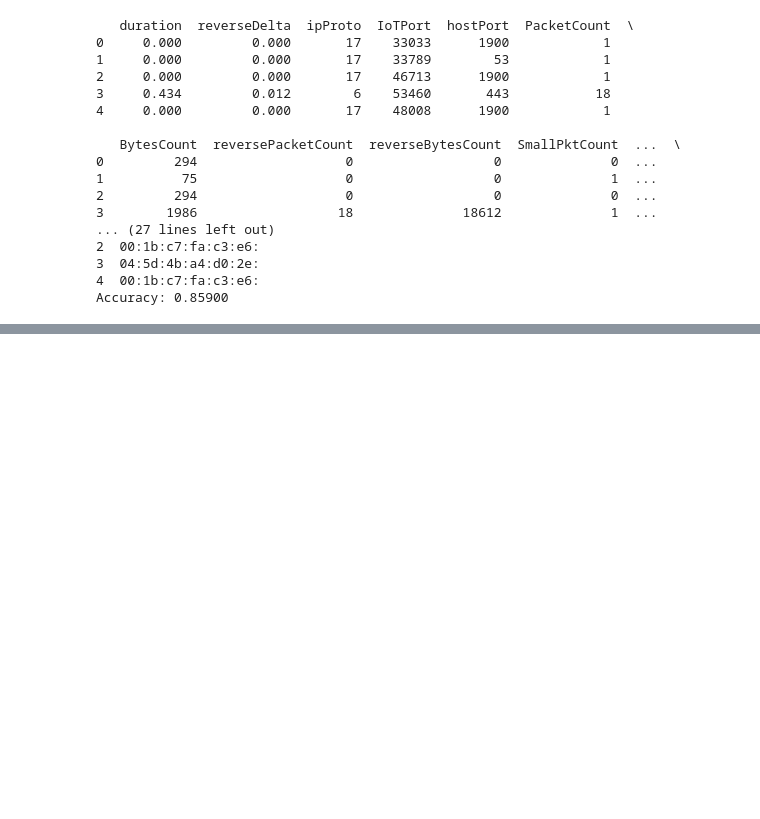
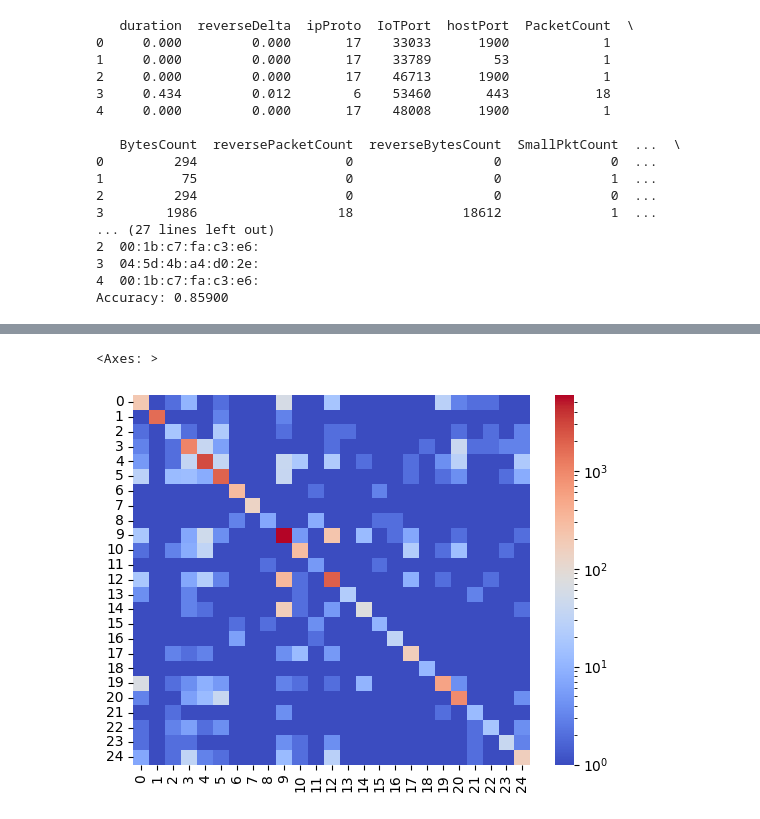
Before and after one commit to Shing-gor/classification-cybersecurity, a Jupyter notebook: kiran.ipynb, the cells around one changed output, grey strips where cells are left out. Drawn from its saved outputs; the diff is of its cells as text; code cells hidden in the pictures; blank space fills up the shorter version.

```diff
--- a/kiran.ipynb
+++ b/kiran.ipynb
@@ -773,0 +801,78 @@ Accuracy: 0.85900
+# %%
+# -*- coding: utf-8 -*-
+"""
+Created on Thu Oct 24 10:50:30 2024
+
+@author: camer
+"""
+
+import matplotlib.pyplot as plt
+from sklearn.datasets import make_regression
+from sklearn.model_selection import train_test_split
+from sklearn.neighbors import KNeighborsRegressor
+from sklearn.metrics import mean_squared_error, r2_score
+from sklearn.metrics import confusion_matrix, ConfusionMatrixDisplay
+from sklearn.neighbors import KNeighborsClassifier
+import pandas as pd
+from sklearn.preprocessing import StandardScaler, MinMaxScaler
+
+sample = pd.read_csv("data/sample2.csv")
+test_size = 0.2
+column_names = [
+    "dataset", "start_date", "start_time", "duration", "reverseDelta", "IoTMac", "hostMac", "IoTIP", "IoTIP_int",
+    "hostIP", "hostIP_int", "ipProto", "IoTPort", "hostPort", "PacketCount", "BytesCount", "reversePacketCount",
+    "reverseBytesCount", "SmallPktCount", "LargePktCount", "NonEmptyPktCount", "DataByteCount", "AvgIAT",
+    "FirstNonEmptyPktSize", "MaxPktSize", "StdevPayloadSize", "StdevIAT", "AvgPacketSize", "reverseSmallPktCount",
+    "reverseLargePktCount", "reverseNonEmptyPktCount", "reverseDataByteCount", "reverseAvgIAT",
+    "reverseFirstNonEmptyPktSize", "reverseMaxPktSize", "reverseStdevPayloadSize", "reverseStdevIAT",
+    "reverseAvgPacketSize", "reverseFlowExists", "remote", "broadcast", "HTTP", "HTTPS", "DNS", "NTP", "TCP_others",
+    "UDP_others", "year_month"
+]
+sample.columns = column_names
+sample.head()
+sample_size = len(sample["dataset"])
+
+heads = sample.drop(columns = ['dataset', 'start_date', 'start_time', 'IoTMac', 'IoTIP', 'IoTIP_int', 'year_month','hostMac'])
+data = pd.get_dummies(heads)
+classes = sample['IoTMac']
+
+X_train, X_test, y_train, y_test = train_test_split(data, classes, test_size=test_size, random_state=42)
+del data
+import gc
+gc.collect()
+scaler = StandardScaler()
+X_train_scaled = scaler.fit_transform(X_train)
+X_test_scaled = scaler.transform(X_test)
+X_train_weighted = X_train_scaled * feature_importances
+X_test_weighted = X_test_scaled * feature_importances
+# knn_regressor = KNeighborsRegressor(n_neighbors=5)
+# knn_regressor.fit(X_train, y_train)
+knn_classifier = KNeighborsClassifier(n_neighbors=5)
+knn_classifier.fit(X_train_weighted, y_train)
+# y_pred = knn_regressor.predict(X_test)
+y_pred = knn_classifier.predict(X_test_weighted)
+
+labels = sorted(set(y_train) | set(y_test))
+
+# Generate the confusion matrix
+cm = confusion_matrix(y_test, y_pred, labels=labels)
+
+
+correct_classifications = cm.diagonal().sum()
+print("Number of correctly classified elements:", correct_classifications)
+print("correct divide all:", correct_classifications/(sample_size * test_size))
+
+
+
+# Display the confusion matrix
+# disp = ConfusionMatrixDisplay(confusion_matrix=cm, display_labels=knn_classifier.classes_)
+cmatrix = confusion_matrix(y_test, y_pred)
+for f in cmatrix:
+    f += 1
+
+
+
+import seaborn as sns
+from matplotlib.colors import LogNorm
+sns.heatmap(cmatrix, annot=False, cmap='coolwarm', norm=LogNorm())
+# %% [output]
@@ -773,0 +881,2 @@ Accuracy: 0.85900
+<Axes: >
+[figure, added]
```
Also changed, not shown: parts of 16 cells of this notebook, 1 other file.
